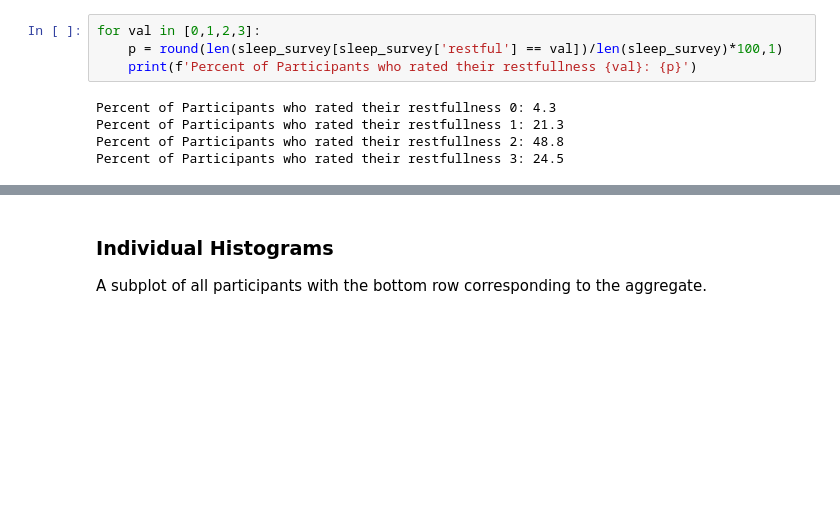
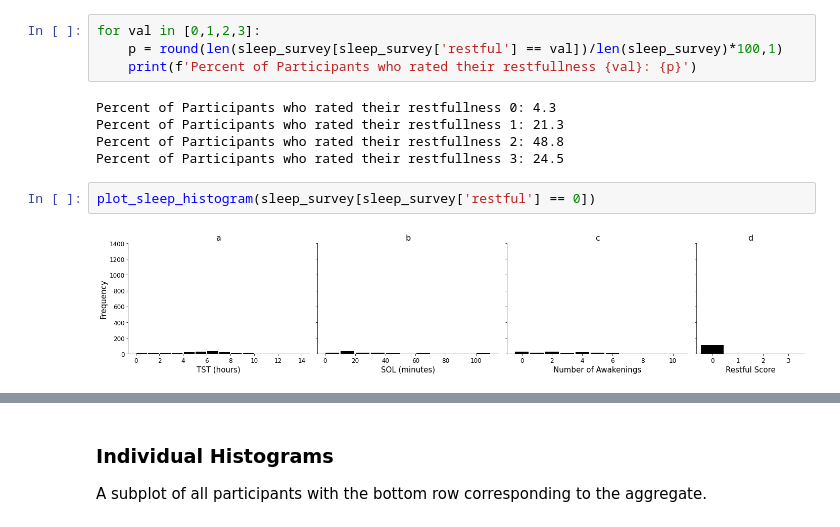
Before and after one commit to intelligent-environments-lab/utx000, a Jupyter notebook: notebooks/4.3.1-hef-ema-summary.ipynb, the cells around one changed output, grey strips where cells are left out. Cells and saved outputs as stored; diff of their text form; blank space fills up the shorter version.

```diff
--- a/notebooks/4.3.1-hef-ema-summary.ipynb
+++ b/notebooks/4.3.1-hef-ema-summary.ipynb
@@ -548,3 +536,7 @@ Percent of Participants who rated their restfullness 0: 4.3
 Percent of Participants who rated their restfullness 1: 21.3
 Percent of Participants who rated their restfullness 2: 48.8
 Percent of Participants who rated their restfullness 3: 24.5
+# %%
+plot_sleep_histogram(sleep_survey[sleep_survey['restful'] == 0])
+# %% [output]
+[figure, added]
```
Also changed, not shown: parts of 7 cells of this notebook.
